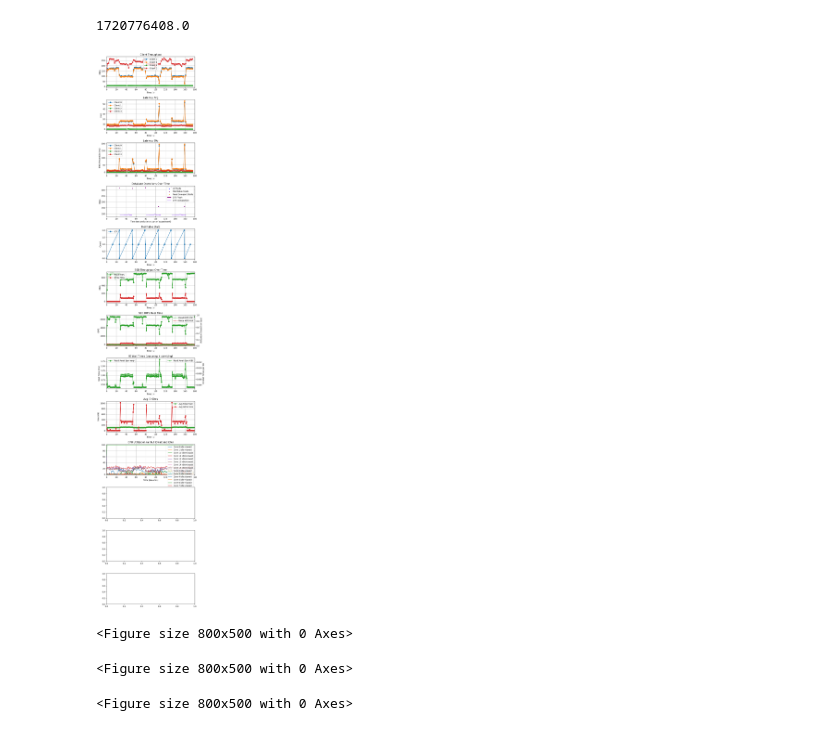
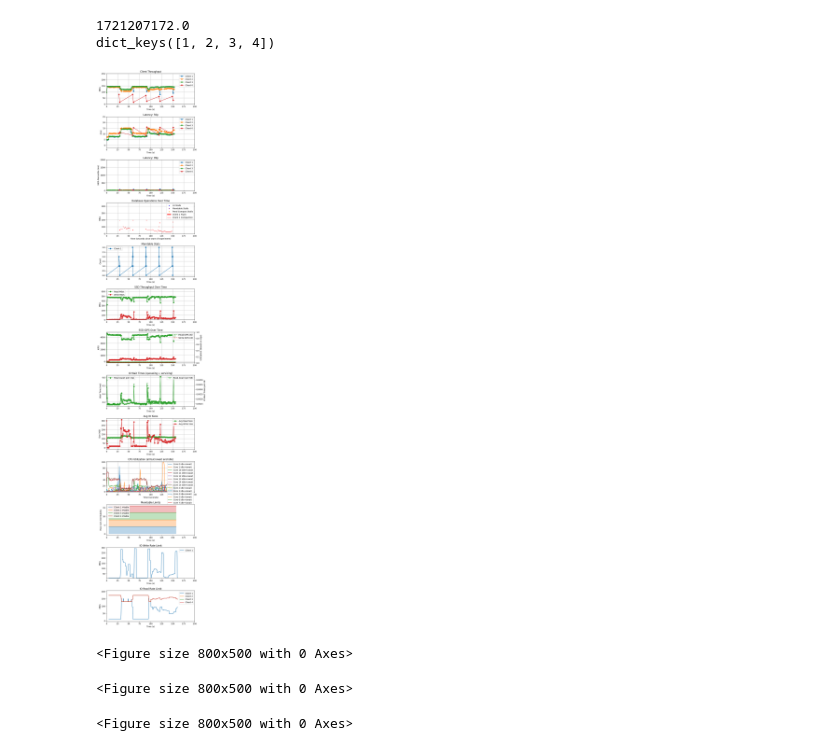
Before and after one commit to tyler-griggs/YCSB-cpp, a Jupyter notebook: analysis.ipynb, the cells around one changed output. Drawn from its saved outputs; the diff is of its cells as text; code cells hidden in the pictures.

```diff
--- a/analysis.ipynb
+++ b/analysis.ipynb
@@ -17,8 +17,7 @@ def plot_client_results(output_file, axs, xlim):
     # Compile the regular expressions for matching lines
     client_regex = re.compile(r'client(\d+) stats:')
 
-    # data_regex = re.compile(r'.*(\d+) operations; \[(READ|UPDATE): Count=(\d+) Max=\d+\.\d+ Min=\d+\.\d+ Avg=(\d+\.\d+) 90=\d+\.\d+ 99=(\d+\.\d+) 99.9=(\d+\.\d+) 99.99=\d+\.\d+\]')
-    data_regex = re.compile(r'(\d{4}-\d{2}-\d{2} \d{2}:\d{2}:\d{2}).*operations; \[(READ|UPDATE|INSERT|INSERT_BATCH|SCAN): Count=(\d+) Max=\d+\.\d+ Min=\d+\.\d+ Avg=(\d+\.\d+) 90=\d+\.\d+ 99=(\d+\.\d+) 99.9=(\d+\.\d+) 99.99=\d+\.\d+\]')
+    data_regex = re.compile(r'(\d{4}-\d{2}-\d{2} \d{2}:\d{2}:\d{2}).*operations; \[(READ|UPDATE|INSERT|INSERT_BATCH|SCAN): Count=(\d+) Max=\d+\.\d+ Min=\d+\.\d+ Avg=\d+\.\d+ 50=(\d+\.\d+) 90=\d+\.\d+ 99=(\d+\.\d+) 99.9=(\d+\.\d+) 99.99=\d+\.\d+\]')
 
     memtable_regex = re.compile(r'^memtables,([^,]+),(\d+),(\d+MB)$')
 
@@ -47,7 +46,7 @@ def plot_client_results(output_file, axs, xlim):
             data_match = data_regex.match(lines[i + 1])
             if data_match:
                 # Extract the relevant data
-                timestamp_str, op_name, count, avg, p99, p999 = data_match.group(1, 2, 3, 4, 5, 6)
+                timestamp_str, op_name, count, p50, p99, p999 = data_match.group(1, 2, 3, 4, 5, 6)
                 timestamp_s = timestamp_to_seconds(timestamp_str)
                 if start_time is None:
                     start_time = timestamp_s
@@ -58,18 +57,18 @@ def plot_client_results(output_file, axs, xlim):
 
                 # Check if the client ID already exists in the dictionary
                 if client_id not in client_data:
-                    client_data[client_id] = {'Tput': [], 'Avg': [], '99': [], '999': [], 'ts': []}
+                    client_data[client_id] = {'Tput': [], '50': [], '99': [], '999': [], 'ts': []}
 
                 # Append the data to the lists in the dictionary
                 if op_name =='INSERT_BATCH':
-                    multiplier = 100
+                    multiplier = 1000
                 elif op_name == 'SCAN':
                     multiplier = 100
                 else:
                     multiplier = 1
                 client_data[client_id]['Tput'].append(multiplier*int(count)*16*1024/(1024*1024)/stat_dump_interval_s)
                 # client_data[client_id]['Tput'].append(multiplier*int(count)*16*1024/(1024*1024)/stat_dump_interval_s)
-                client_data[client_id]['Avg'].append(float(avg)/1000)
+                client_data[client_id]['50'].append(float(p50)/1000)
                 client_data[client_id]['99'].append(float(p99)/1000)
                 client_data[client_id]['999'].append(float(p999)/1000)
                 client_data[client_id]['ts'].append(timestamp_s)
@@ -84,7 +83,7 @@ def plot_client_results(output_file, axs, xlim):
                 cf_name, memtable_count, memtables_size = memtable_match.group(1,2,3)
                 print(cf_name, memtable_count, memtables_size)
 
-    def plot_metric(metric, title, ylabel, fig_loc):
+    def plot_metric(metric, title, ylabel, fig_loc, ylim):
         plt.figure(figsize=(8, 5))
         for client_id, stats in client_data.items():
             # time_points = [stat_dump_interval_s * i for i in range(len(stats[metric]))]
@@ -125,14 +124,13 @@ def plot_client_results(output_file, axs, xlim):
         axs[fig_loc[0]].set_ylabel(ylabel)
         axs[fig_loc[0]].legend()
         axs[fig_loc[0]].grid(True)
-        # axs[fig_loc[0]].set_ylim(0, 100)
+        axs[fig_loc[0]].set_ylim(-2, ylim)
         # axs[fig_loc[0], fig_loc[1]].grid(True)
 
     # Plotting each metric
-    plot_metric('Tput', 'Client Throughput', 'MB/s', (0, 0))
-    plot_metric('Avg', 'Latency: Avg', '(ms)', (1, 0))
-    plot_metric('99', 'Latency: 99p', '99th Percentile (ms)', (2, 0))
-
+    plot_metric('Tput', 'Client Throughput', 'MB/s', (0, 0), 250)
+    plot_metric('50', 'Latency: 50p', '(ms)', (1, 0), 25)
+    plot_metric('99', 'Latency: 99p', '99th Percentile (ms)', (2, 0), 2000)
     return start_time
 # %%
 import matplotlib.pyplot as plt
@@ -191,7 +189,15 @@ def plot_memtable_stats(output_file, axs, start_time, xlim, fig_loc):
 
             # Ignore initial memtable init.
             # ax.plot(time_points, data_points, marker='o', label=f'{cf_name}', color=colors[idx])
-            ax.plot(time_points, data_points, marker='o', label=f'{cf_name}')
+            if cf_name == 'default':
+                label = 'Client 1'
+            elif cf_name == 'cf2':
+                label = 'Client 2'
+            elif cf_name == 'cf3':
+                label = 'Client 3'
+            elif cf_name == 'cf4':
+                label = 'Client 4'
+            ax.plot(time_points, data_points, marker='o', label=f'{label}')
             with open(output_file, 'a') as outfile:
                 outfile.write(f"cf-{cf_name}:metric-{metric}\n")
                 outfile.write(f"time_points:{time_points}\n")
@@ -590,6 +609,7 @@ def plot_overall_tputs(output_file, axs, start_time_shift, xlim, fig_loc):
   axs[fig_loc[0]].set_xlabel('Time (s)')
   axs[fig_loc[0]].set_ylabel('MB/s')
   axs[fig_loc[0]].set_xlim(xlim)
+  axs[fig_loc[0]].set_ylim(0, 650)
   axs[fig_loc[0]].legend(loc='upper left')
   axs[fig_loc[0]].grid(True)
 
@@ -858,31 +911,32 @@ def plot_rsched_stats(output_file, axs, start_time, xlim, fig_loc):
 # %%
 import time
 
 def generate_plots(xlim, output_file):
   _, axs = plt.subplots(13, 1, figsize=(8, 50))
   plt.subplots_adjust(hspace=0.4)
   start_time = plot_client_results(output_file, axs, xlim)
   plot_rocksdb_events(output_file, axs, start_time, xlim, (3,0))
   plot_memtable_stats(output_file, axs, start_time, xlim, (4,0))
 
   start_time_shift = 0
   plot_overall_tputs(output_file, axs, start_time_shift, xlim, (5,0))
   plot_overall_iops(output_file, axs, start_time_shift, xlim, (6,0))
   plot_io_waittimes(output_file, axs, start_time_shift, xlim, (7,0))
   plot_io_reqsize(output_file, axs, start_time_shift, xlim, (8,0))
   plot_cpu_util(output_file, axs, start_time_shift, xlim, (9,0))
 
   # plot_level_stats(output_file, axs, (10, 0))
   # plot_rsched_stats(output_file, axs, start_time, xlim, (10, 0))
   plot_rsched_stats(output_file, axs, 0, xlim, (10, 11, 12))
   plt.show()
 
-xlim = (0, 180)
+xlim = (0, 200)
 output_file = "results/timeseries_" + str(int(time.time())) + ".txt"
 generate_plots(xlim, output_file)
 # %% [output]
-1720776408.0
+1721207172.0
+dict_keys([1, 2, 3, 4])
-[figure, old version]
+[figure, new version]
 <Figure size 800x500 with 0 Axes>
 <Figure size 800x500 with 0 Axes>
 <Figure size 800x500 with 0 Axes>
```
Also changed, not shown: parts of 2 cells of this notebook, 6 other files.
